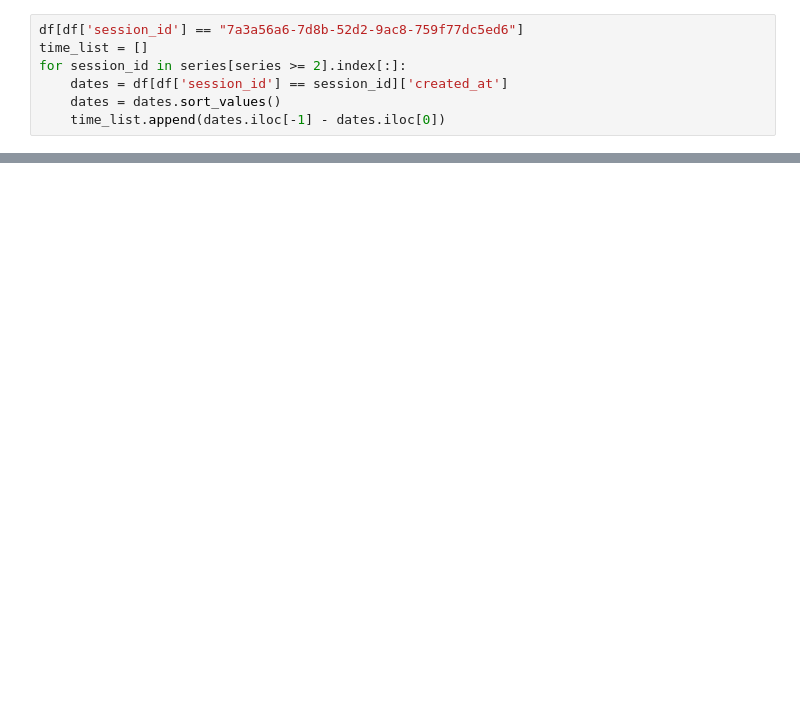
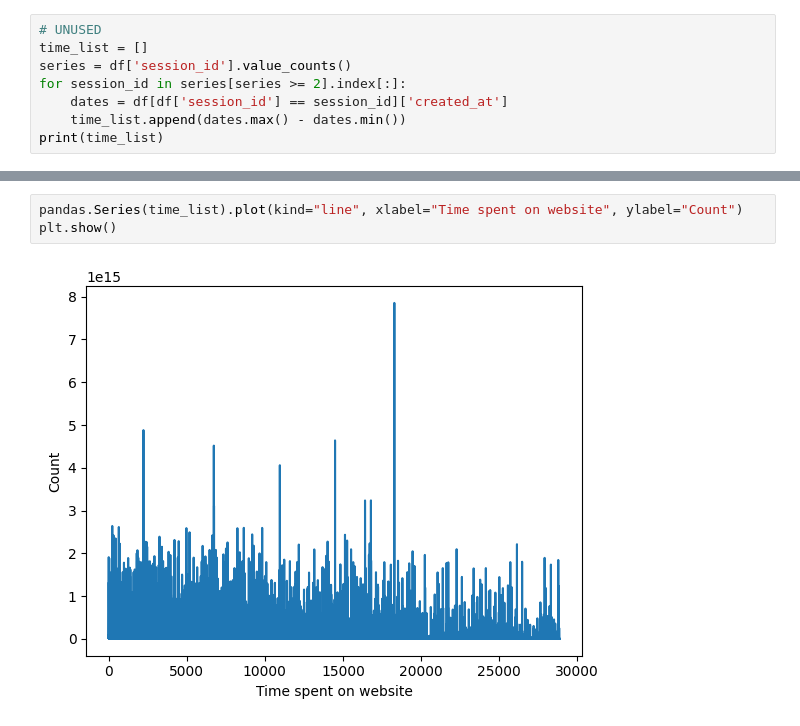
Before and after one commit to AdvisorySG/mentorship-streamlit, a Jupyter notebook: testing.ipynb, the cells around one changed output, grey strips where cells are left out. Saved outputs shown, nothing was run; the diff lists cells and outputs as text; blank space fills up the shorter version.

Commit message:
Graphs to visualize the time spent per session and its frequency!

```diff
--- a/testing.ipynb
+++ b/testing.ipynb
@@ -62,7 +28,8 @@ e754e0b3-e31b-5f75-964e-3b26cded513c       2
 # %%
-df[df['session_id'] == "7a3a56a6-7d8b-52d2-9ac8-759f77dc5ed6"]
+# UNUSED
 time_list = []
+series = df['session_id'].value_counts()
 for session_id in series[series >= 2].index[:]:
     dates = df[df['session_id'] == session_id]['created_at']
-    dates = dates.sort_values()
-    time_list.append(dates.iloc[-1] - dates.iloc[0])
+    time_list.append(dates.max() - dates.min())
+print(time_list)
@@ -99,0 +75,5 @@ print(total_time / len(time_list))
+# %%
+pandas.Series(time_list).plot(kind="line", xlabel="Time spent on website", ylabel="Count")
+plt.show()
+# %% [output]
+[figure, added]
```
Also changed, not shown: parts of 10 cells of this notebook.
